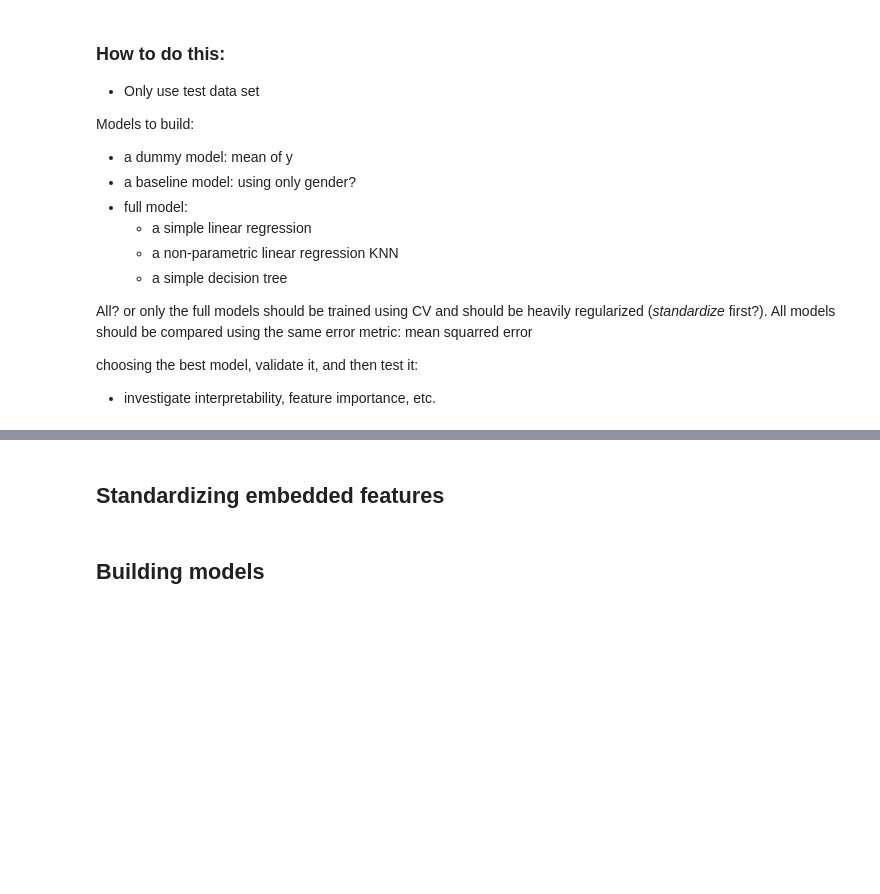
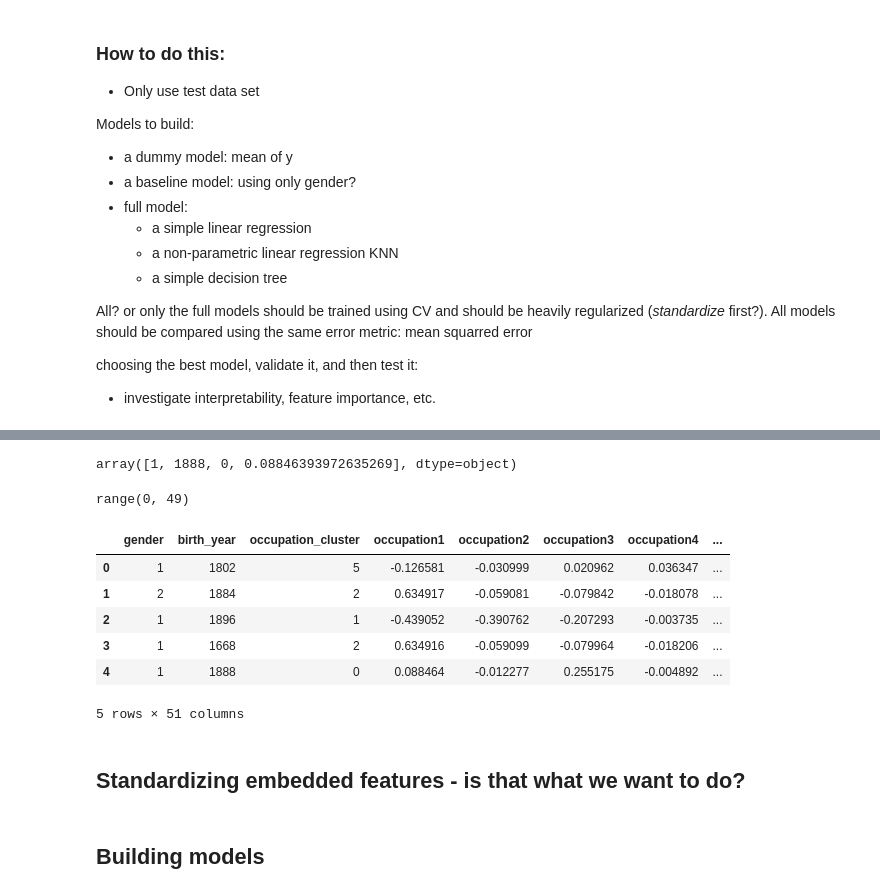
Before and after one commit to sigridbom/datascience_exam, a Jupyter notebook: notebooks/3_building_models.ipynb, the cells around one changed output, grey strips where cells are left out. Cells and saved outputs as stored; diff of their text form; code cells hidden in the pictures; blank space fills up the shorter version.

Commit message:
changing models from taking numpy input to pandas

```diff
--- a/notebooks/3_building_models.ipynb
+++ b/notebooks/3_building_models.ipynb
@@ -37,2 +54,4 @@ import pickle as pkl
 # %%
-test = np.load('/work/datascience_exam/data/oc_pca_train.npy', allow_pickle=True)
+# load data which has been embedded, clustered and dimensionality reduced using PCA
+# using absolute path
+X_train_w_pca_vecs = np.load('/work/datascience_exam/data/oc_pca_train.npy', allow_pickle=True)
@@ -59,4 +72,38 @@ NameError: name 'X_train_w_pca_vecs' is not defined
+# %%
+X_train_predictors[4,0:4]
+#X_train_predictors.shape # 51 - 3 = 48
+# %% [output]
+array([1, 1888, 0, 0.08846393972635269], dtype=object)
+# %%
+range(0,49)
+# %% [output]
+range(0, 49)
+# %%
+# change to pd dataframe
+
+# Create list of column names with the format "colN" (from 1 to N)
+#col_names = ['occupation' + str(i) for i in np.arange(X_train_predictors.shape[1]) + 1]
+colnames_second = ['occupation' + str(i) for i in range(1,49)]
+
+
+colnames_first = ['gender', 'birth_year', 'occupation_cluster']
+colnames = colnames_first + colnames_second
+colnames
+# %%
+# Declare pandas.DataFrame object
+
+X_train = pd.DataFrame(data=X_train_predictors, columns=colnames)
+# %%
+X_train.head()
+# %% [output]
+|  | gender | birth_year | occupation_cluster | occupation1 | occupation2 | occupation3 | occupation4 | ... |
+| 0 | 1 | 1802 | 5 | -0.126581 | -0.030999 | 0.020962 | 0.036347 | ... |
+| 1 | 2 | 1884 | 2 | 0.634917 | -0.059081 | -0.079842 | -0.018078 | ... |
+| 2 | 1 | 1896 | 1 | -0.439052 | -0.390762 | -0.207293 | -0.003735 | ... |
+| 3 | 1 | 1668 | 2 | 0.634916 | -0.059099 | -0.079964 | -0.018206 | ... |
+| 4 | 1 | 1888 | 0 | 0.088464 | -0.012277 | 0.255175 | -0.004892 | ... |
+5 rows × 51 columns
 # %% [markdown]
-## Standardizing embedded features
+## Standardizing embedded features - is that what we want to do?
 # %%
 # standardize embedded data
```
Also changed, not shown: parts of 16 cells of this notebook, 2 other files.
